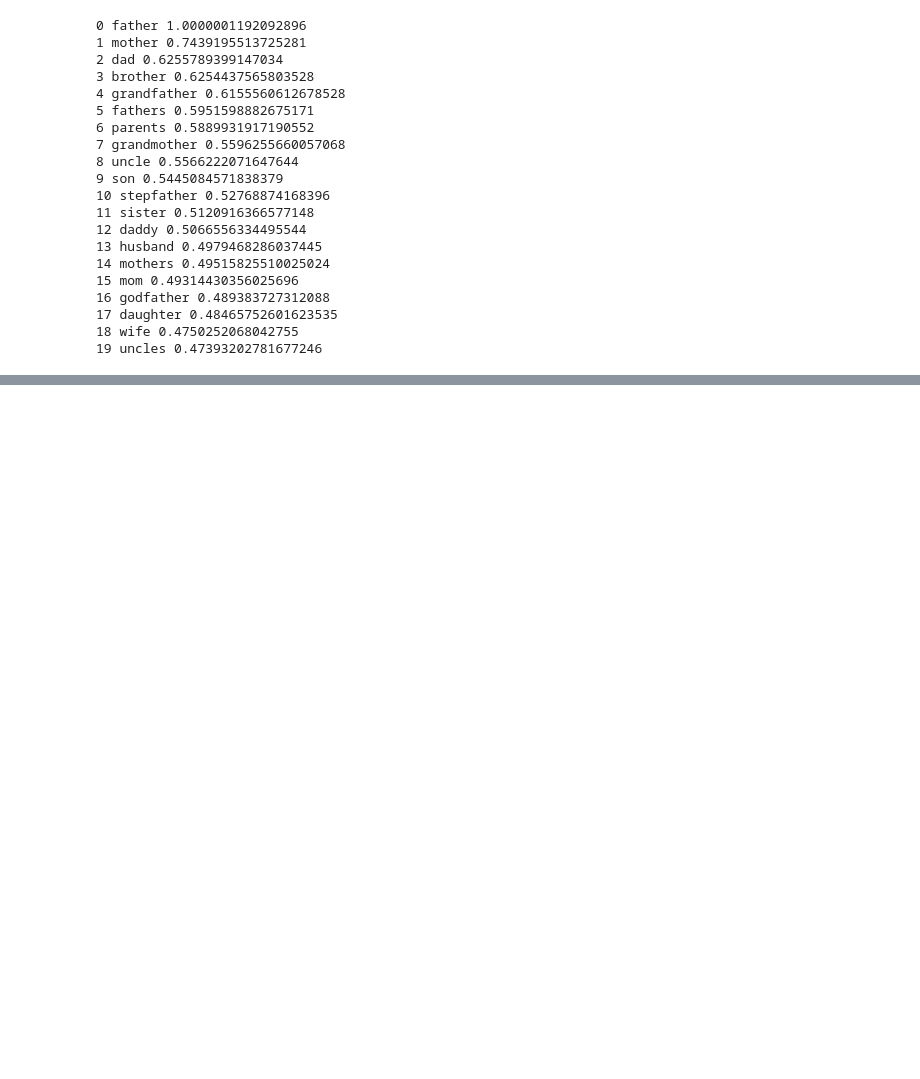
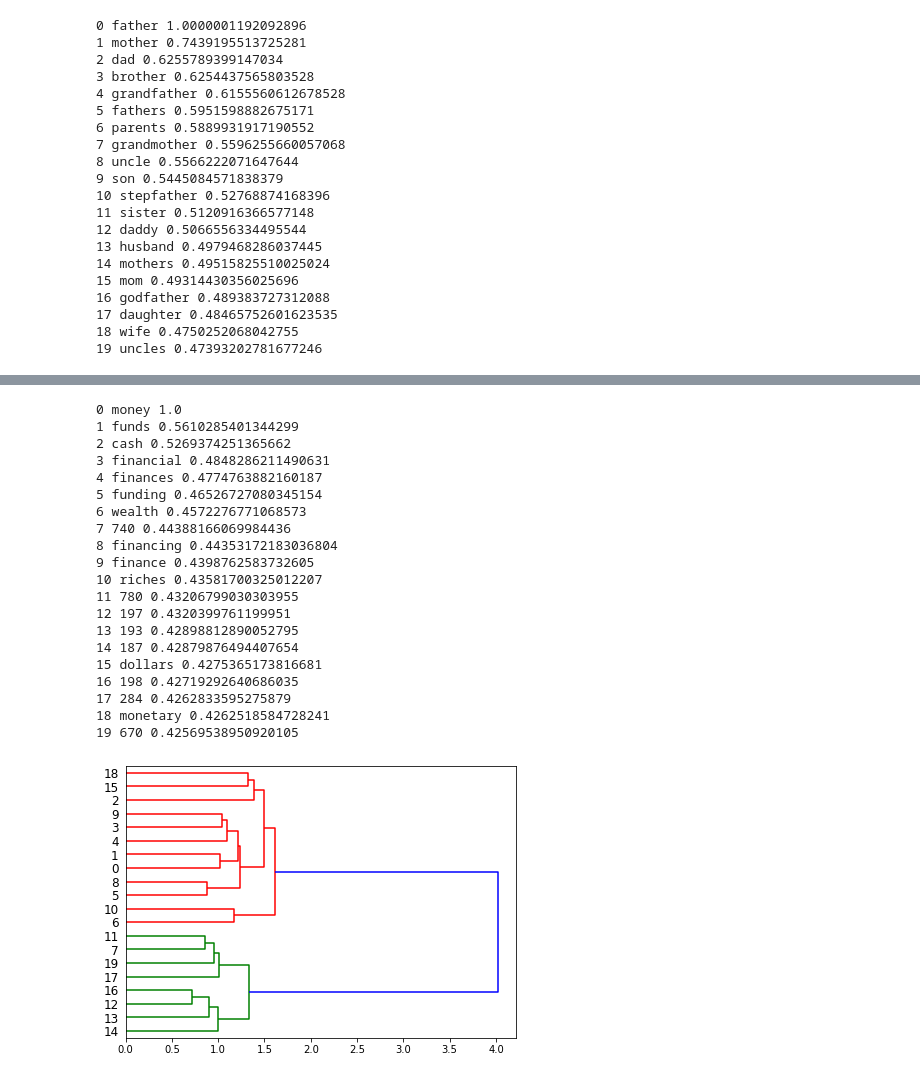
Before and after one commit to amaeda1967/Training, a Jupyter notebook: BERT_trial.ipynb, the cells around one changed output, grey strips where cells are left out. Cells and saved outputs as stored; diff of their text form; code cells hidden in the pictures; blank space fills up the shorter version.

```diff
--- a/BERT_trial.ipynb
+++ b/BERT_trial.ipynb
@@ -362,0 +234,24 @@ king =
+# %%
+word_strucure('money')
+# %% [output]
+0 money 1.0
+1 funds 0.5610285401344299
+2 cash 0.5269374251365662
+3 financial 0.4848286211490631
+4 finances 0.4774763882160187
+5 funding 0.46526727080345154
+6 wealth 0.4572276771068573
+7 740 0.44388166069984436
+8 financing 0.44353172183036804
+9 finance 0.4398762583732605
+10 riches 0.43581700325012207
+11 780 0.43206799030303955
+12 197 0.4320399761199951
+13 193 0.42898812890052795
+14 187 0.42879876494407654
+15 dollars 0.4275365173816681
+16 198 0.42719292640686035
+17 284 0.4262833595275879
+18 monetary 0.4262518584728241
+19 670 0.42569538950920105
+[figure, added]
```
Also changed, not shown: parts of 45 cells of this notebook.
